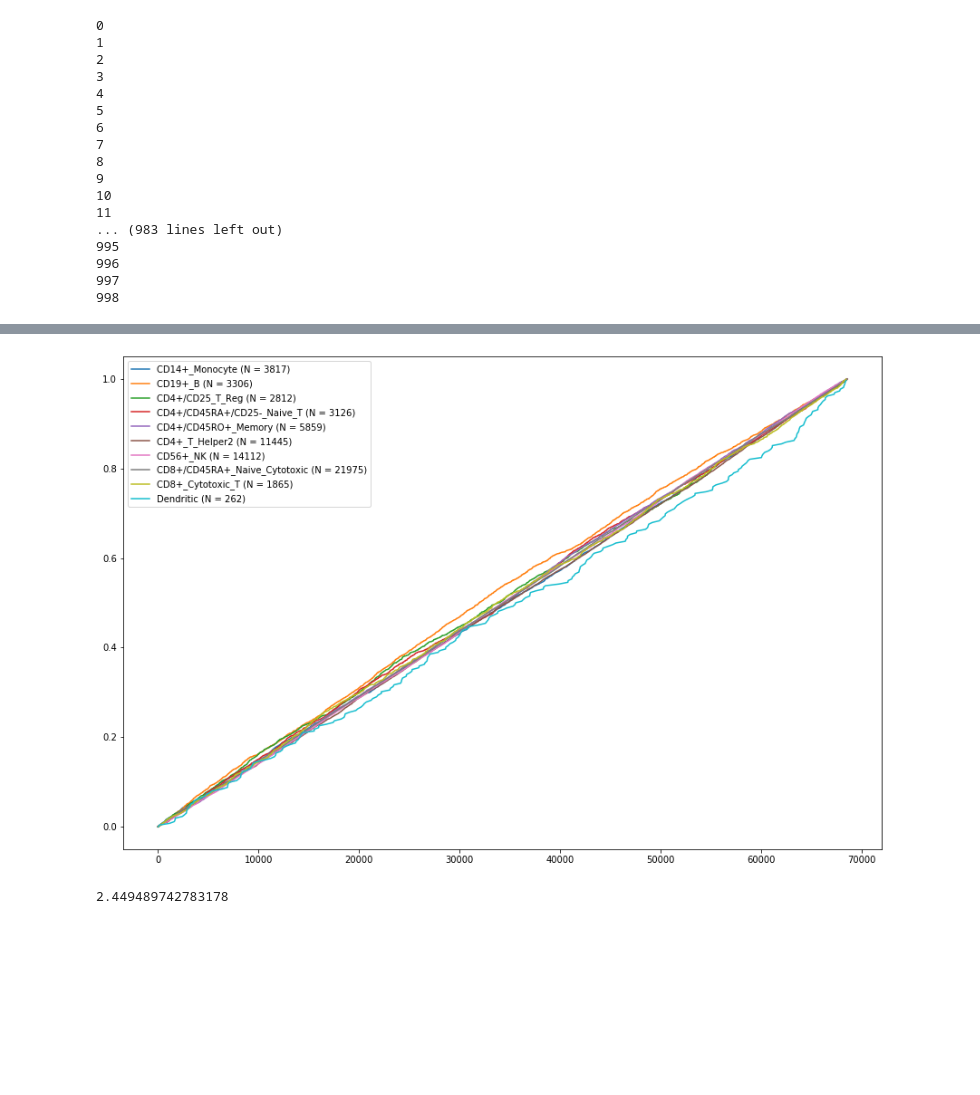
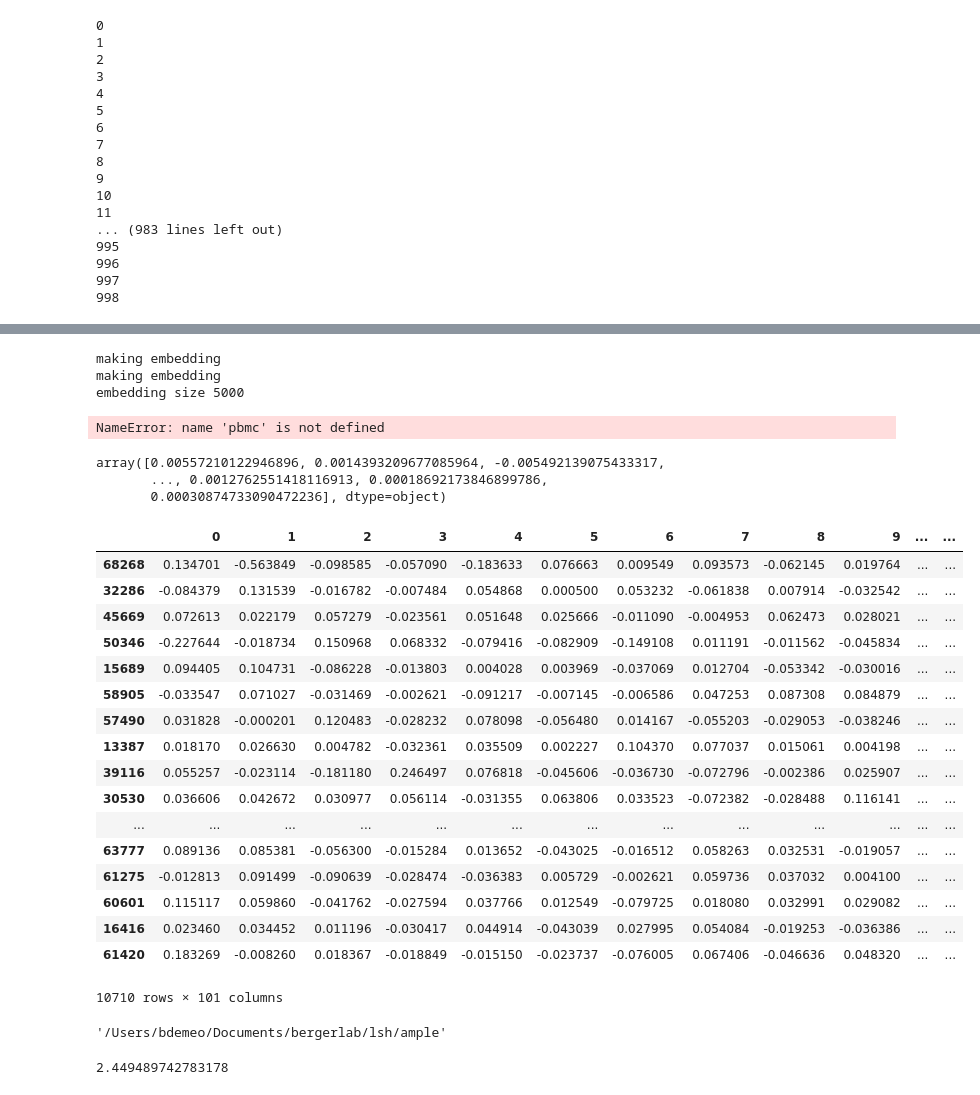
Before and after one commit to bendemeo/ample, a Jupyter notebook: sample_rate.ipynb, the cells around one changed output, grey strips where cells are left out. Saved outputs shown, nothing was run; the diff lists cells and outputs as text; code cells hidden in the pictures; blank space fills up the shorter version.

```diff
--- a/sample_rate.ipynb
+++ b/sample_rate.ipynb
@@ -155,4 +181,0 @@ pbmc.subsamples['ft'][:50].plot_sampling_rate('labels')
-# %%
-pbmc.plot_sampling_rate('labels')
-# %% [output]
-[figure, removed]
@@ -158,0 +184,37 @@ pbmc.plot_sampling_rate('labels')
+# %%
+pbmc.subsamples['ft_pearson'][:5000].grow()
+# %% [output]
+making embedding
+making embedding
+embedding size 5000
+# %%
+pbmc.subsamples['ft'][:2000].grow()
+# %% [output]
+NameError: name 'pbmc' is not defined
+# %%
+np.mean(pbmc.data.values[:,:pbmc.numFeatures], axis=1)
+# %% [output]
+array([0.00557210122946896, 0.0014393209677085964, -0.005492139075433317,
+       ..., 0.0012762551418116913, 0.00018692173846899786,
+       0.00030874733090472236], dtype=object)
+# %%
+pbmc.subsamples['ft_pearson'].data
+# %% [output]
+|  | 0 | 1 | 2 | 3 | 4 | 5 | 6 | 7 | 8 | 9 | ... | ... |
+| 68268 | 0.134701 | -0.563849 | -0.098585 | -0.057090 | -0.183633 | 0.076663 | 0.009549 | 0.093573 | -0.062145 | 0.019764 | ... | ... |
+| 32286 | -0.084379 | 0.131539 | -0.016782 | -0.007484 | 0.054868 | 0.000500 | 0.053232 | -0.061838 | 0.007914 | -0.032542 | ... | ... |
+| 45669 | 0.072613 | 0.022179 | 0.057279 | -0.023561 | 0.051648 | 0.025666 | -0.011090 | -0.004953 | 0.062473 | 0.028021 | ... | ... |
+| 50346 | -0.227644 | -0.018734 | 0.150968 | 0.068332 | -0.079416 | -0.082909 | -0.149108 | 0.011191 | -0.011562 | -0.045834 | ... | ... |
+| 15689 | 0.094405 | 0.104731 | -0.086228 | -0.013803 | 0.004028 | 0.003969 | -0.037069 | 0.012704 | -0.053342 | -0.030016 | ... | ... |
+| 58905 | -0.033547 | 0.071027 | -0.031469 | -0.002621 | -0.091217 | -0.007145 | -0.006586 | 0.047253 | 0.087308 | 0.084879 | ... | ... |
+| 57490 | 0.031828 | -0.000201 | 0.120483 | -0.028232 | 0.078098 | -0.056480 | 0.014167 | -0.055203 | -0.029053 | -0.038246 | ... | ... |
+| 13387 | 0.018170 | 0.026630 | 0.004782 | -0.032361 | 0.035509 | 0.002227 | 0.104370 | 0.077037 | 0.015061 | 0.004198 | ... | ... |
+| 39116 | 0.055257 | -0.023114 | -0.181180 | 0.246497 | 0.076818 | -0.045606 | -0.036730 | -0.072796 | -0.002386 | 0.025907 | ... | ... |
+| 30530 | 0.036606 | 0.042672 | 0.030977 | 0.056114 | -0.031355 | 0.063806 | 0.033523 | -0.072382 | -0.028488 | 0.116141 | ... | ... |
+| ... | ... | ... | ... | ... | ... | ... | ... | ... | ... | ... | ... | ... |
+| 63777 | 0.089136 | 0.085381 | -0.056300 | -0.015284 | 0.013652 | -0.043025 | -0.016512 | 0.058263 | 0.032531 | -0.019057 | ... | ... |
+| 61275 | -0.012813 | 0.091499 | -0.090639 | -0.028474 | -0.036383 | 0.005729 | -0.002621 | 0.059736 | 0.037032 | 0.004100 | ... | ... |
+| 60601 | 0.115117 | 0.059860 | -0.041762 | -0.027594 | 0.037766 | 0.012549 | -0.079725 | 0.018080 | 0.032991 | 0.029082 | ... | ... |
+| 16416 | 0.023460 | 0.034452 | 0.011196 | -0.030417 | 0.044914 | -0.043039 | 0.027995 | 0.054084 | -0.019253 | -0.036386 | ... | ... |
+| 61420 | 0.183269 | -0.008260 | 0.018367 | -0.018849 | -0.015150 | -0.023737 | -0.076005 | 0.067406 | -0.046636 | 0.048320 | ... | ... |
+10710 rows × 101 columns
@@ -159,3 +223,7 @@ pbmc.plot_sampling_rate('labels')
+# %%
+os.getcwd()
+# %% [output]
+'/Users/bdemeo/Documents/bergerlab/lsh/ample'
 # %%
 plt.rcParams['figure.figsize'] = [15, 10]
 # %%
```
Also changed, not shown: parts of 35 cells of this notebook, 2 other files.
